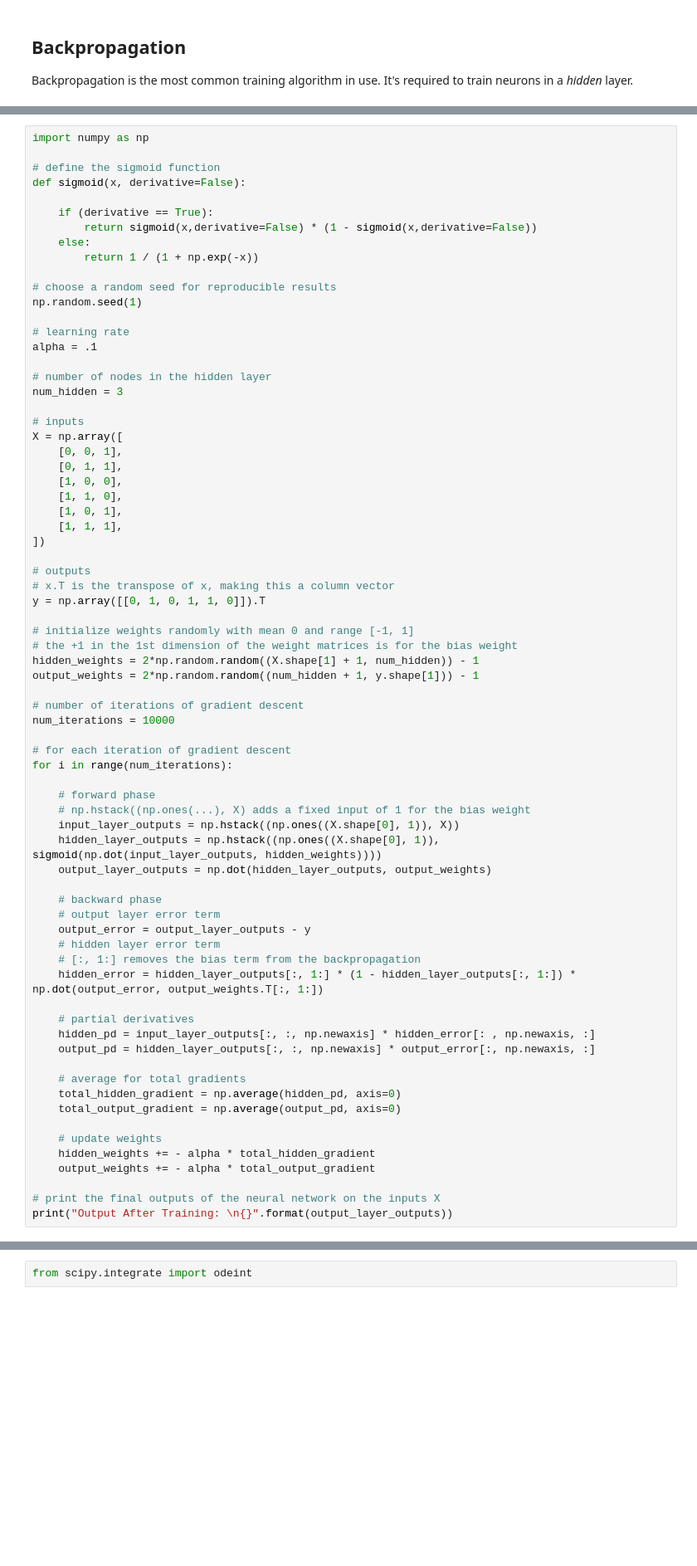
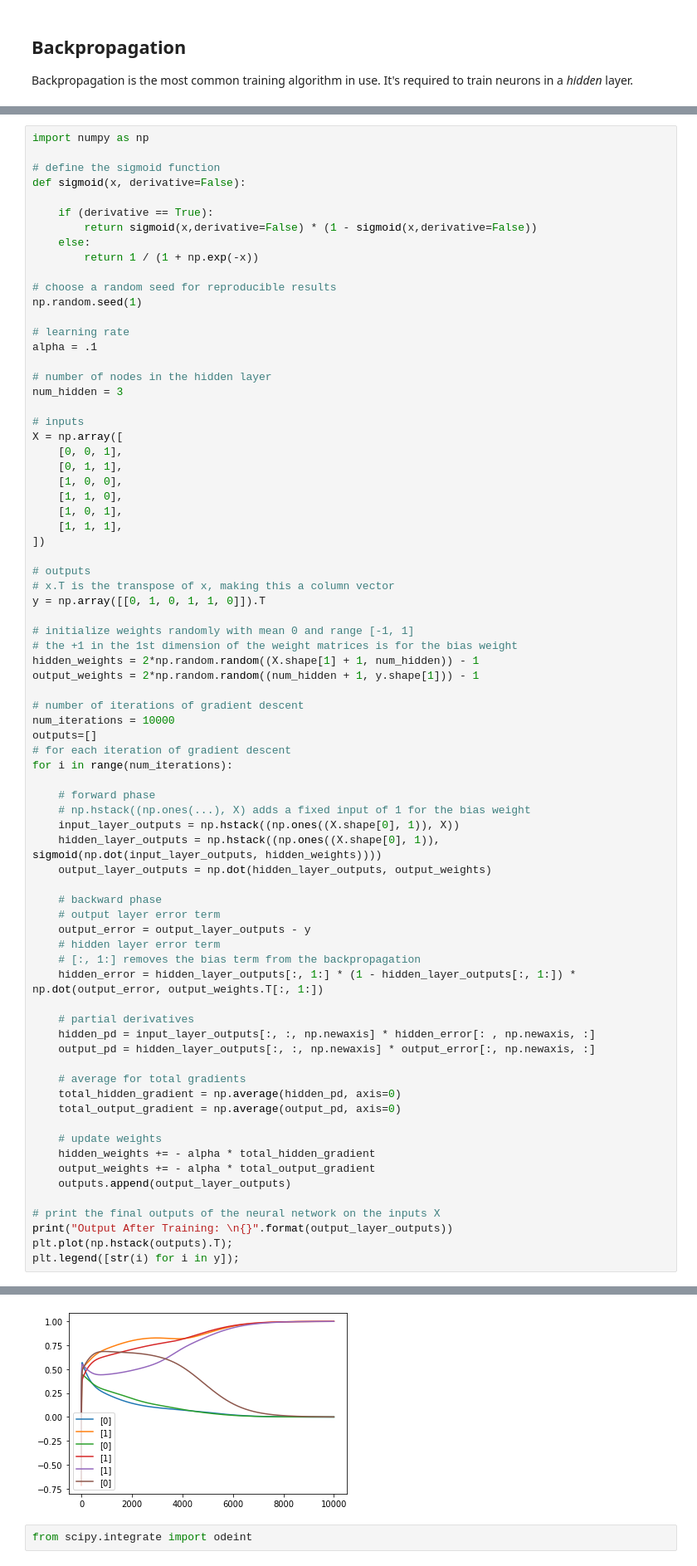
Before and after one commit to fccoelho/sistemas_dinamicos_aplicados, a Jupyter notebook: Sage/Neural Networks.ipynb, the cells around one changed output, grey strips where cells are left out. Shown: that part at 83% size. Drawn from its saved outputs; the diff is of its cells as text; blank space fills up the shorter version.

```diff
--- a/Sage/Neural Networks.ipynb
+++ b/Sage/Neural Networks.ipynb
@@ -181,7 +185,7 @@ output_weights = 2*np.random.random((num_hidden + 1, y.shape[1])) - 1
 
 # number of iterations of gradient descent
 num_iterations = 10000
-
+outputs=[]
 # for each iteration of gradient descent
 for i in range(num_iterations):
 
@@ -193,33 +197,37 @@ for i in range(num_iterations):
 
     # backward phase
     # output layer error term
     output_error = output_layer_outputs - y
     # hidden layer error term
     # [:, 1:] removes the bias term from the backpropagation
     hidden_error = hidden_layer_outputs[:, 1:] * (1 - hidden_layer_outputs[:, 1:]) * np.dot(output_error, output_weights.T[:, 1:])
 
     # partial derivatives
     hidden_pd = input_layer_outputs[:, :, np.newaxis] * hidden_error[: , np.newaxis, :]
     output_pd = hidden_layer_outputs[:, :, np.newaxis] * output_error[:, np.newaxis, :]
 
     # average for total gradients
     total_hidden_gradient = np.average(hidden_pd, axis=0)
     total_output_gradient = np.average(output_pd, axis=0)
 
     # update weights
     hidden_weights += - alpha * total_hidden_gradient
     output_weights += - alpha * total_output_gradient
+    outputs.append(output_layer_outputs)
 
 # print the final outputs of the neural network on the inputs X
 print("Output After Training: \n{}".format(output_layer_outputs))
+plt.plot(np.hstack(outputs).T);
+plt.legend([str(i) for i in y]);
 # %% [output]
 Output After Training:
 [[2.11135662e-04]
  [9.99525588e-01]
  [1.66889680e-04]
  [9.99576185e-01]
  [9.99362960e-01]
  [1.30185107e-03]]
+[figure, added]
 # %%
 from scipy.integrate import odeint
 # %% [markdown]
```
Also changed, not shown: parts of 3 cells of this notebook.
